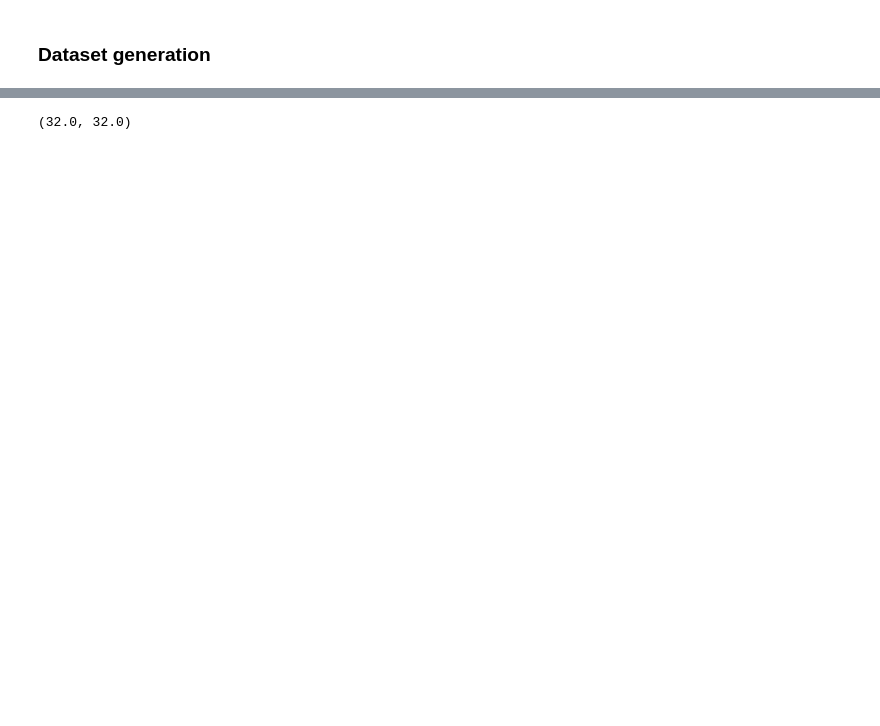
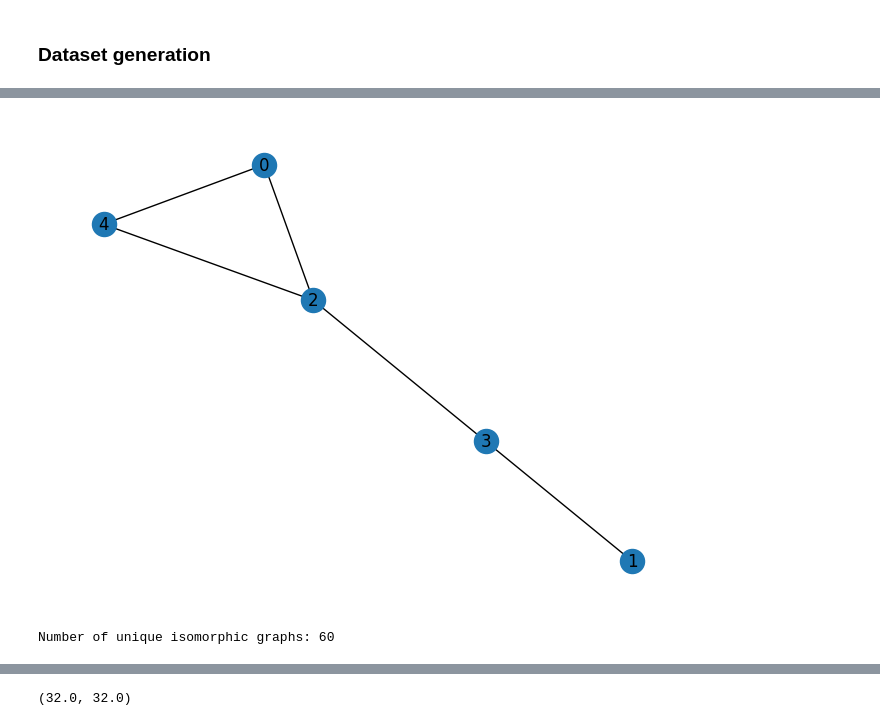
Before and after one commit to fmeza7/Proyecto-Graduacion-LICD, a Jupyter notebook: triangle_dataset/triangles.ipynb, the cells around one changed output, grey strips where cells are left out. Cells and saved outputs as stored; diff of their text form; code cells hidden in the pictures; blank space fills up the shorter version.

```diff
--- a/triangle_dataset/triangles.ipynb
+++ b/triangle_dataset/triangles.ipynb
@@ -95,0 +152,54 @@ plot_graphs(graphs_without_cycles[-10:], node_participation_without_cycles, num_
+# %%
+import networkx as nx
+import itertools
+
+def generate_relabelings(graph):
+    """Generate all relabelings of the given graph."""
+    nodes = list(graph.nodes)
+    permutations = itertools.permutations(nodes)
+    relabeled_graphs = []
+
+    for perm in permutations:
+        mapping = {nodes[i]: perm[i] for i in range(len(nodes))}
+        relabeled_graph = nx.relabel_nodes(graph, mapping)
+        relabeled_graphs.append(relabeled_graph)
+
+    return relabeled_graphs
+
+def canonical_form(graph):
+    """Return a canonical form of the graph using NetworkX's graph matcher."""
+    from networkx.algorithms.isomorphism import GraphMatcher
+
+    def to_tuple(graph):
+        return tuple(sorted((min(u, v), max(u, v)) for u, v in graph.edges))
+
+    # Use NetworkX's isomorphism to get the canonical form
+    canonical_forms = []
+    for relabeled_graph in generate_relabelings(graph):
+        canonical_forms.append(to_tuple(relabeled_graph))
+
+    return set(canonical_forms)
+
+def count_isomorphic_relabelings(graph):
+    """Count how many unique isomorphic graphs can be obtained by relabeling the nodes."""
+    canonical_forms = canonical_form(graph)
+    return len(canonical_forms)
+
+# Example usage
+num_nodes = 5  # Use a small number of nodes for demonstration
+graph = nx.random_tree(num_nodes)
+nodes_with_degree_2 = [node for node in graph.nodes() if graph.degree(node) >= 2]
+if nodes_with_degree_2:
+    node = random.choice(nodes_with_degree_2)
+    neighbors = list(graph.neighbors(node))
+    if len(neighbors) >= 2:
+        a, b = random.sample(neighbors, 2)
+        graph.add_edge(a, b)
+nx.draw(graph, with_labels=True)
+plt.show()
+
+count = count_isomorphic_relabelings(graph)
+print(f"Number of unique isomorphic graphs: {count}")
+# %% [output]
+[figure, added]
+Number of unique isomorphic graphs: 60
```
Also changed, not shown: parts of 7 cells of this notebook.
